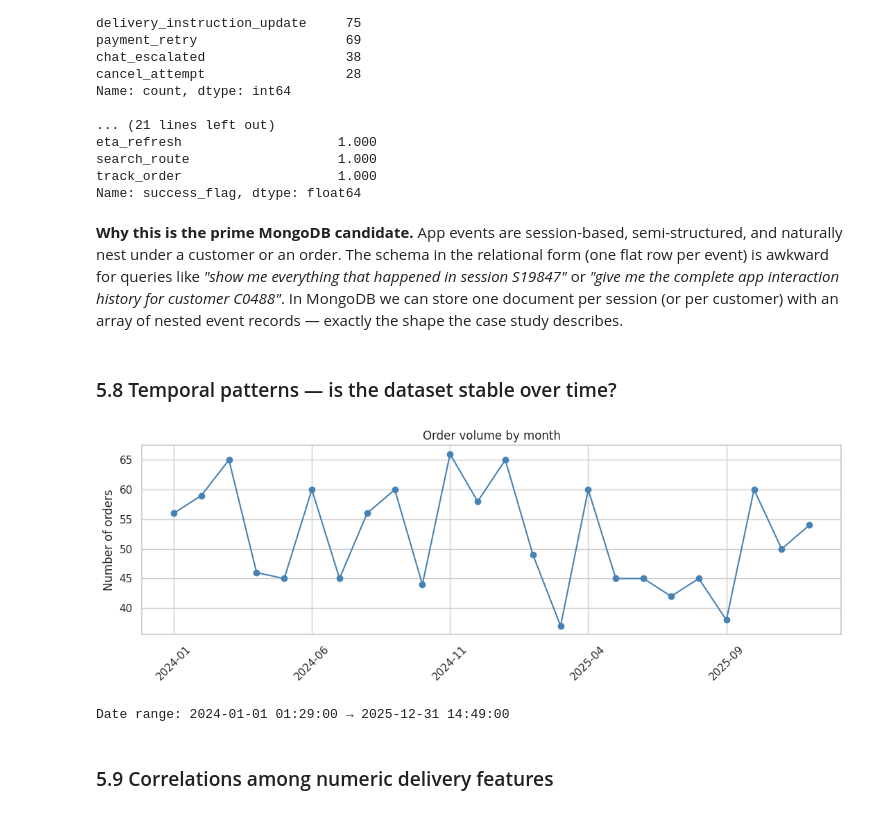
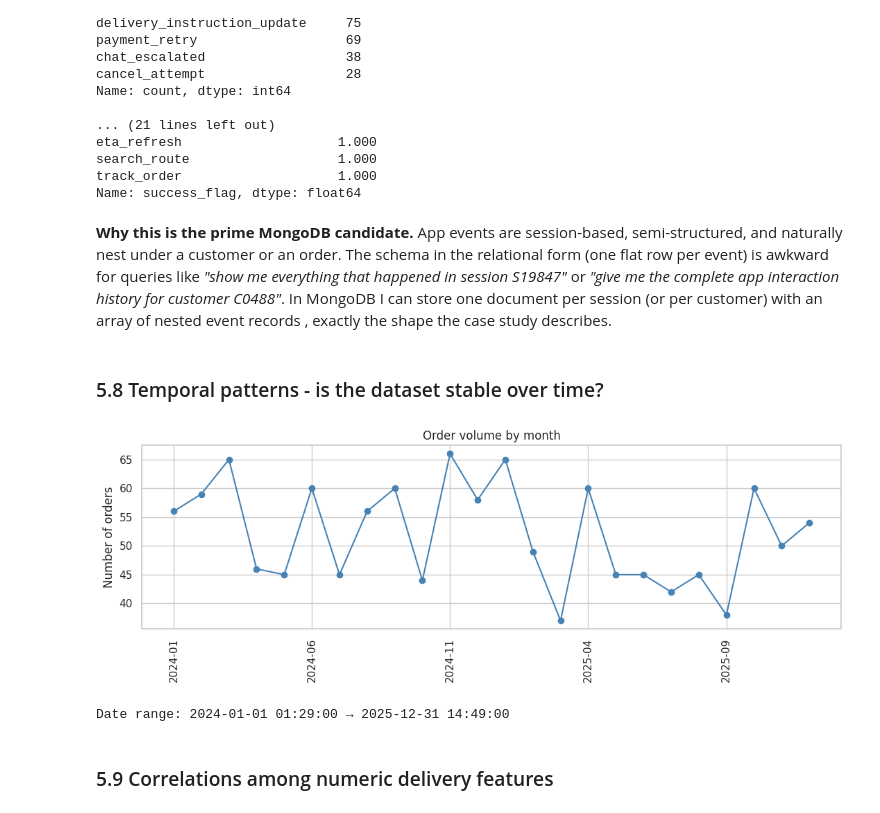
Before and after one commit to ishie00/Databases-and-Analytics, a Jupyter notebook: 01_eda.ipynb, the cells around one changed output. Cells and saved outputs as stored; diff of their text form; code cells hidden in the pictures.

```diff
--- a/01_eda.ipynb
+++ b/01_eda.ipynb
@@ -861,27 +833,27 @@ search_route                   1.000
 track_order                    1.000
 Name: success_flag, dtype: float64
 # %% [markdown]
-**Why this is the prime MongoDB candidate.** App events are session-based, semi-structured, and naturally nest under a customer or an order. The schema in the relational form (one flat row per event) is awkward for queries like *"show me everything that happened in session S19847"* or *"give me the complete app interaction history for customer C0488"*. In MongoDB we can store one document per session (or per customer) with an array of nested event records — exactly the shape the case study describes.
+**Why this is the prime MongoDB candidate.** App events are session-based, semi-structured, and naturally nest under a customer or an order. The schema in the relational form (one flat row per event) is awkward for queries like *"show me everything that happened in session S19847"* or *"give me the complete app interaction history for customer C0488"*. In MongoDB I can store one document per session (or per customer) with an array of nested event records , exactly the shape the case study describes.
 # %% [markdown]
-### 5.8 Temporal patterns — is the dataset stable over time?
+### 5.8 Temporal patterns - is the dataset stable over time?
 # %%
 # Orders over time
 orders_t = tables['orders'].copy()
 orders_t['month'] = orders_t['order_created_at'].dt.to_period('M').astype(str)
 monthly = orders_t.groupby('month').size()
 
 fig, ax = plt.subplots(figsize=(11, 4))
 monthly.plot(ax=ax, marker='o', color='steelblue')
 ax.set_title("Order volume by month")
 ax.set_ylabel("Number of orders")
 ax.set_xlabel("")
-plt.xticks(rotation=45)
+plt.xticks(rotation=90)
 plt.tight_layout()
 plt.show()
 
 print(f"\nDate range: {orders_t['order_created_at'].min()} → {orders_t['order_created_at'].max()}")
 # %% [output]
-[figure, old version]
+[figure, new version]
 Date range: 2024-01-01 01:29:00 → 2025-12-31 14:49:00
 # %% [markdown]
 ### 5.9 Correlations among numeric delivery features
```
Also changed, not shown: parts of 29 cells of this notebook, 5 other files.
